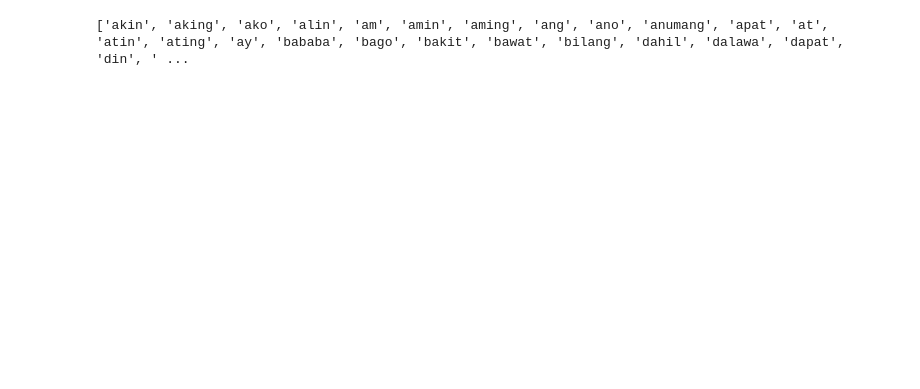
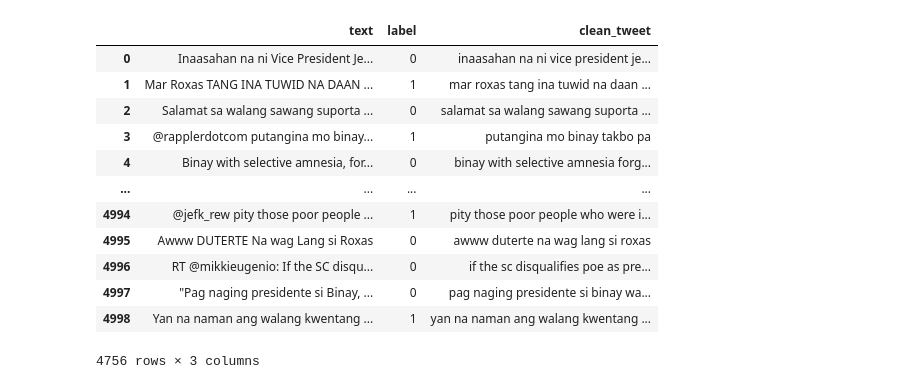
Before and after one commit to Tolskiee/ThesisFiles, a Jupyter notebook: legmma.ipynb, the cells around one changed output. Saved outputs shown, nothing was run; the diff lists cells and outputs as text; code cells hidden in the pictures; blank space fills up the shorter version.

```diff
--- a/legmma.ipynb
+++ b/legmma.ipynb
@@ -3,47 +3,47 @@ import sys
 import pandas as pd
 import re
 import numpy as np
 import preprocessor as p
 import nltk
 from nltk.tokenize import WhitespaceTokenizer
 import urllib.request, json
 
 def clean_tweets(df):
     tempArr = []
     for line in df:
         # send to tweet_processor
         tmpL = p.clean(line)
-        # remove everything except letters and digits
-        tmpL = re.sub(r'[^a-zA-Z0-9\s]', ' ', tmpL)
+        # remove everything except letters and whitespaces
+        tmpL = re.sub(r'[^\w\s]|[\d]', ' ', tmpL)
         # convert to lowercase
         tmpL = tmpL.lower()
         tempArr.append(tmpL)
     return tempArr
 
 REPLACE_NO_SPACE = re.compile("(\d)|(\.)|(\;)|(\:)|(\!)|(\')|(\?)|(\,)|(\")|(\|)|(\()|(\))|(\[)|(\])|(\%)|(\$)|(\>)|(\<)|(\{)|(\})")
 REPLACE_WITH_SPACE = re.compile("(<br\s/><br\s/?)|(-)|(/)|(:).")
 
-train = pd.read_csv(r"C:\Users\jmest\Documents\Files\C4S2\Thesis\ThesisFiles-main\ThesisFiles-main\hatespeech\train.csv", nrows=5000)
+train = pd.read_csv(r"C:\Users\Admin\OneDrive\Documents\Webdev\hatespeech\train.csv", nrows=5000)
+#train = pd.read_csv(r"C:\Users\jmest\Documents\Files\C4S2\Thesis\ThesisFiles-main\ThesisFiles-main\hatespeech\train.csv", nrows=5000)
 
 
 train_tweet = clean_tweets(train["text"])
 train_tweet = pd.DataFrame(train_tweet)
 train["clean_tweet"] = train_tweet
 sum(train['clean_tweet'] == '')
 train['clean_tweet'] = train['clean_tweet'].replace('', np.NaN)
-train['clean_tweet'] = train['clean_tweet'].replace('', float('NaN'), regex = True)
-train.dropna(inplace= True)
-train = train.reset_index(drop=True)
-first_column = train.pop('label')
-train.insert(0,'label',first_column)
 train.dropna(axis='rows')
-
-with urllib.request.urlopen("https://raw.githubusercontent.com/stopwords-iso/stopwords-tl/master/stopwords-tl.json") as url:
-    stopwords = json.loads(url.read().decode())
-    print(stopwords)
-
-
-train['rm_stpwrds'] = train['clean_tweet'].apply(lambda x: ' '.join([word for word in x.split() if word not in (stopwords) and not word.isdigit()]))
-train['tokenize'] = train['rm_stpwrds'].apply(nltk.tokenize.WhitespaceTokenizer().tokenize)
 # %% [output]
+|  | text | label | clean_tweet |
+| 0 | Inaasahan na ni Vice President Je... | 0 | inaasahan na ni vice president je... |
+| 1 | Mar Roxas TANG INA TUWID NA DAAN ... | 1 | mar roxas tang ina tuwid na daan ... |
+| 2 | Salamat sa walang sawang suporta ... | 0 | salamat sa walang sawang suporta ... |
+| 3 | @rapplerdotcom putangina mo binay... | 1 | putangina mo binay takbo pa |
+| 4 | Binay with selective amnesia, for... | 0 | binay with selective amnesia forg... |
+| ... | ... | ... | ... |
+| 4994 | @jefk_rew pity those poor people ... | 1 | pity those poor people who were i... |
+| 4995 | Awww DUTERTE Na wag Lang si Roxas | 0 | awww duterte na wag lang si roxas |
+| 4996 | RT @mikkieugenio: If the SC disqu... | 0 | if the sc disqualifies poe as pre... |
+| 4997 | "Pag naging presidente si Binay, ... | 0 | pag naging presidente si binay wa... |
+| 4998 | Yan na naman ang walang kwentang ... | 1 | yan na naman ang walang kwentang ... |
-['akin', 'aking', 'ako', 'alin', 'am', 'amin', 'aming', 'ang', 'ano', 'anumang', 'apat', 'at', 'atin', 'ating', 'ay', 'bababa', 'bago', 'bakit', 'bawat', 'bilang', 'dahil', 'dalawa', 'dapat', 'din', ' ...
+4756 rows × 3 columns
```
Also changed, not shown: parts of 4 cells of this notebook, 3 other files.
